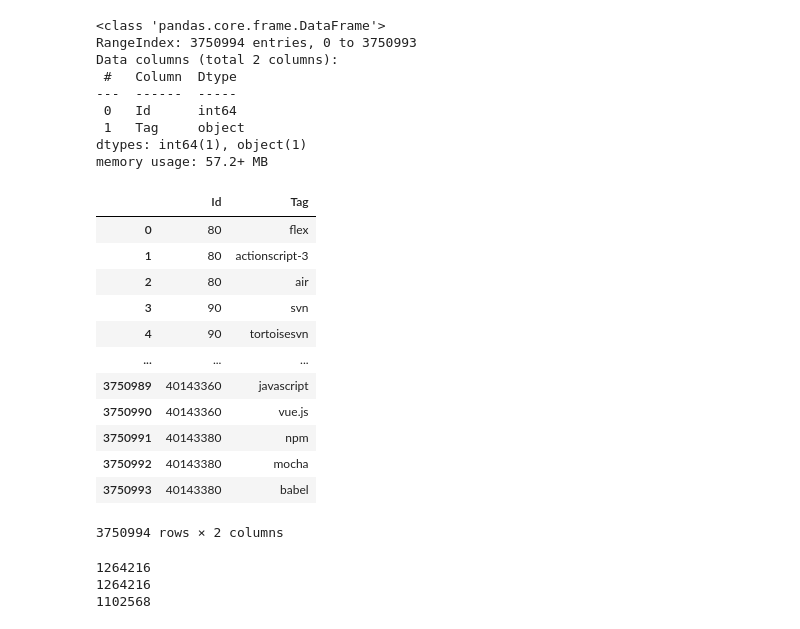
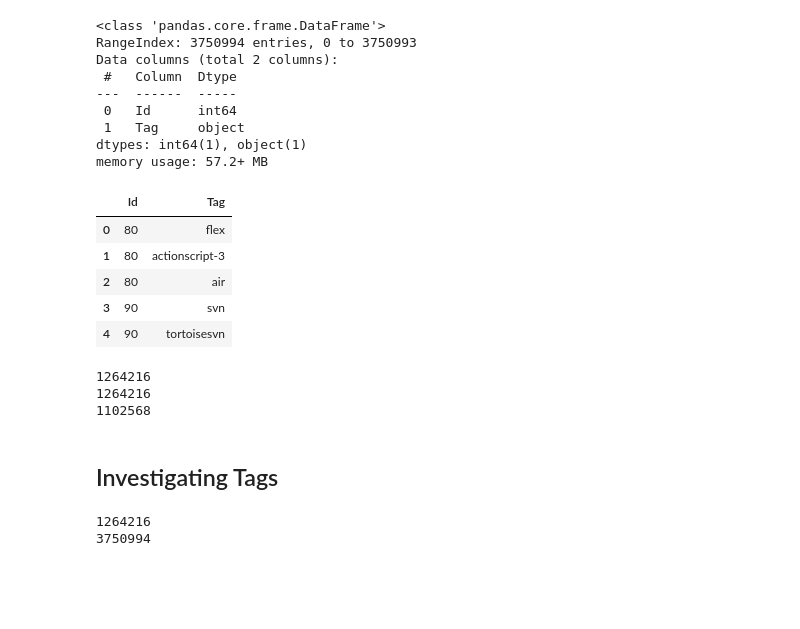
Before and after one commit to Lelelass/AI21-Dl-project-tagging, a Jupyter notebook: eda/anna-maria_eda.ipynb, the cells around one changed output. Saved outputs shown, nothing was run; the diff lists cells and outputs as text; code cells hidden in the pictures; blank space fills up the shorter version.

```diff
--- a/eda/anna-maria_eda.ipynb
+++ b/eda/anna-maria_eda.ipynb
@@ -28,7 +31,7 @@ import os
 # %%
-answers = pd.read_csv("Answers.csv", encoding="ISO-8859-1")
-questions = pd.read_csv("Questions.csv", encoding="ISO-8859-1")
-tags = pd.read_csv("Tags.csv", dtype={'Tag': str})
+answers = pd.read_csv("data/Answers.csv", encoding="ISO-8859-1")
+questions = pd.read_csv("data/Questions.csv", encoding="ISO-8859-1")
+tags = pd.read_csv("data/Tags.csv", dtype={'Tag': str})
 # %%
 answers.info()
 # %% [output]
@@ -107,19 +96,12 @@ Data columns (total 2 columns):
 dtypes: int64(1), object(1)
 memory usage: 57.2+ MB
 # %%
-tags
+tags.head()
 # %% [output]
 |  | Id | Tag |
 | 0 | 80 | flex |
 | 1 | 80 | actionscript-3 |
 | 2 | 80 | air |
 | 3 | 90 | svn |
 | 4 | 90 | tortoisesvn |
-| ... | ... | ... |
-| 3750989 | 40143360 | javascript |
-| 3750990 | 40143360 | vue.js |
-| 3750991 | 40143380 | npm |
-| 3750992 | 40143380 | mocha |
-| 3750993 | 40143380 | babel |
-3750994 rows × 2 columns
 # %%
@@ -130,3 +115,12 @@ print(answers["ParentId"].nunique())
 1264216
 1264216
 1102568
+# %% [markdown]
+## Investigating Tags
+# %%
+# A question can have multiple tags
+print(len(questions))
+print(len(tags))
+# %% [output]
+1264216
+3750994
```
Also changed, not shown: parts of 12 cells of this notebook, 1 other file.
